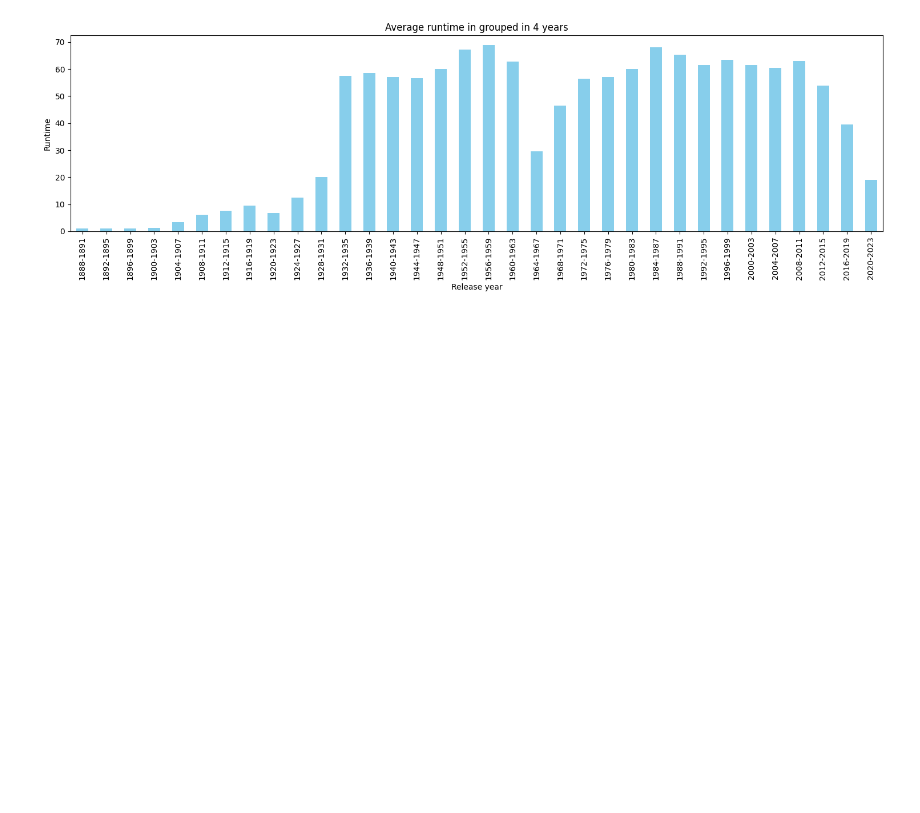
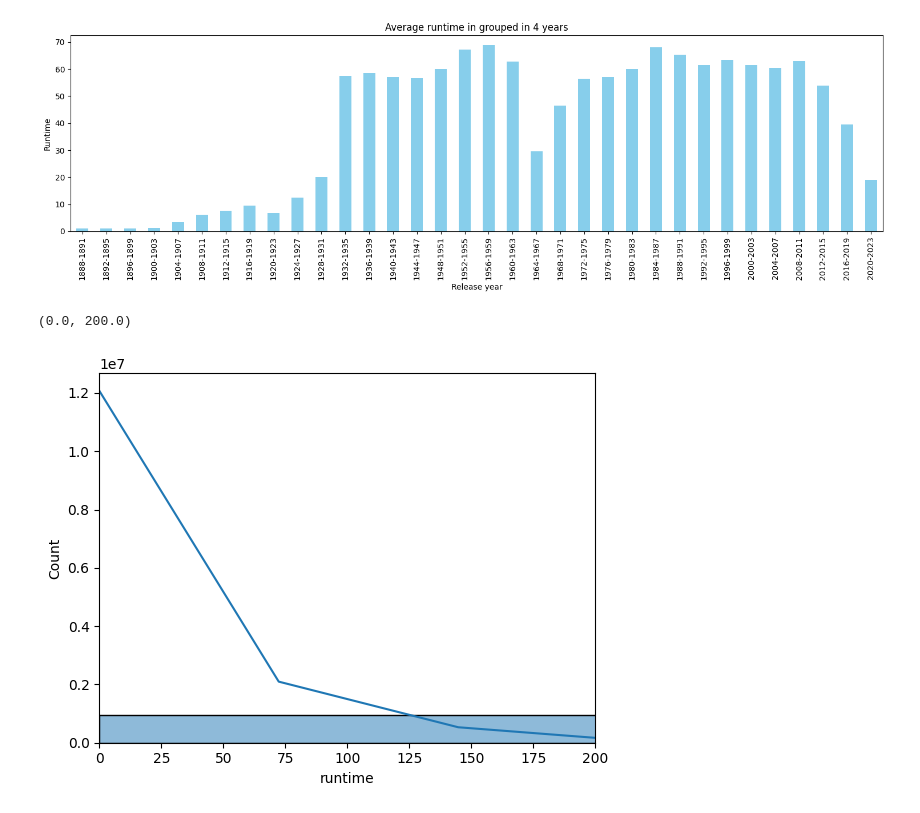
Before and after one commit to epfl-ada/ada-2024-project-alpacadreamagency, a Jupyter notebook: results.ipynb, the cells around one changed output. Cells and saved outputs as stored; diff of their text form; code cells hidden in the pictures; blank space fills up the shorter version.

```diff
--- a/results.ipynb
+++ b/results.ipynb
@@ -98,3 +98,11 @@ plt.title(f'Average runtime in grouped in {bin_size} years')
 plt.tight_layout()
 # %% [output]
 [figure]
+# %%
+#MOVIES.runtime.plot.hist(bins=100)
+import seaborn as sns
+sns.histplot(MOVIES.runtime, bins=30, kde=True)
+plt.xlim(0, 200)
+# %% [output]
+(0.0, 200.0)
+[figure, added]
```
Also changed, not shown: parts of 3 cells of this notebook.
